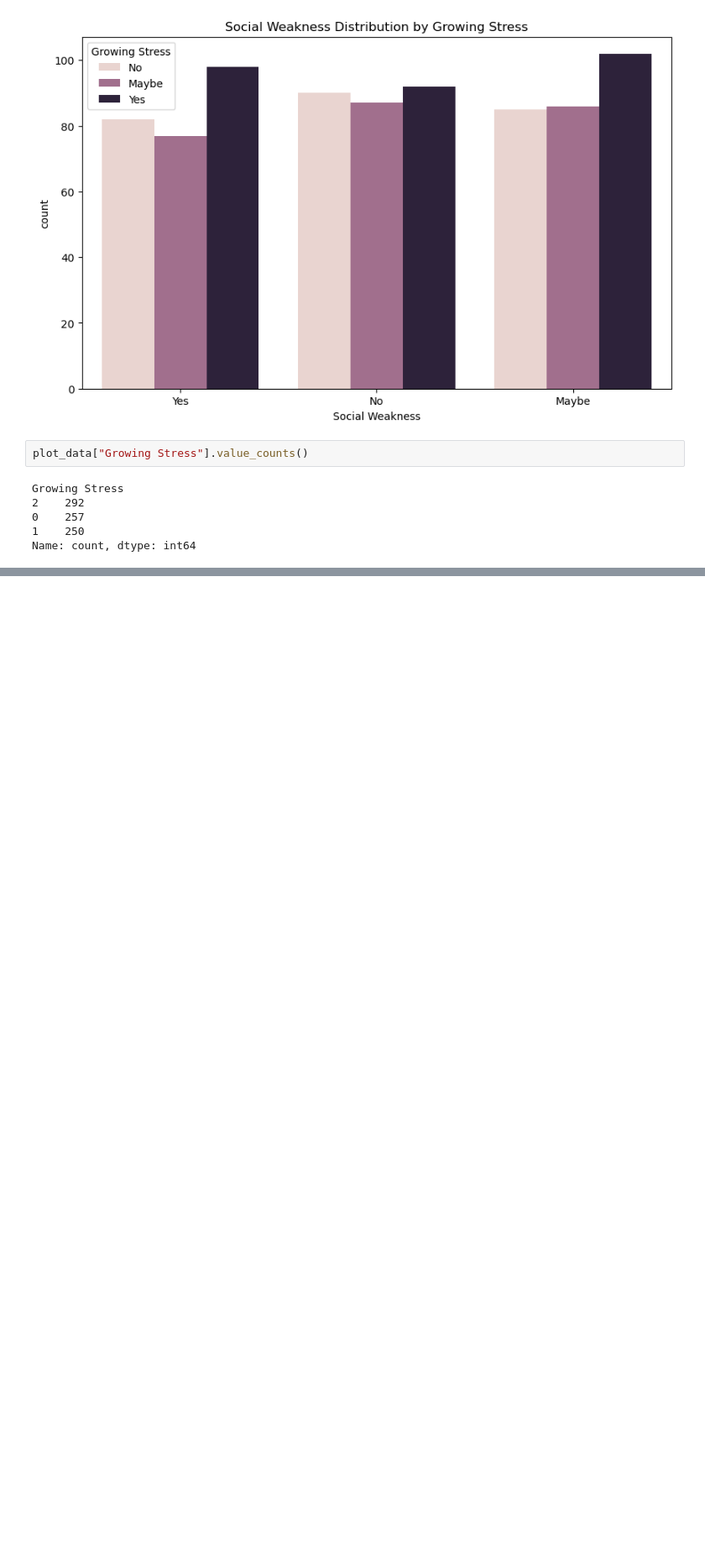
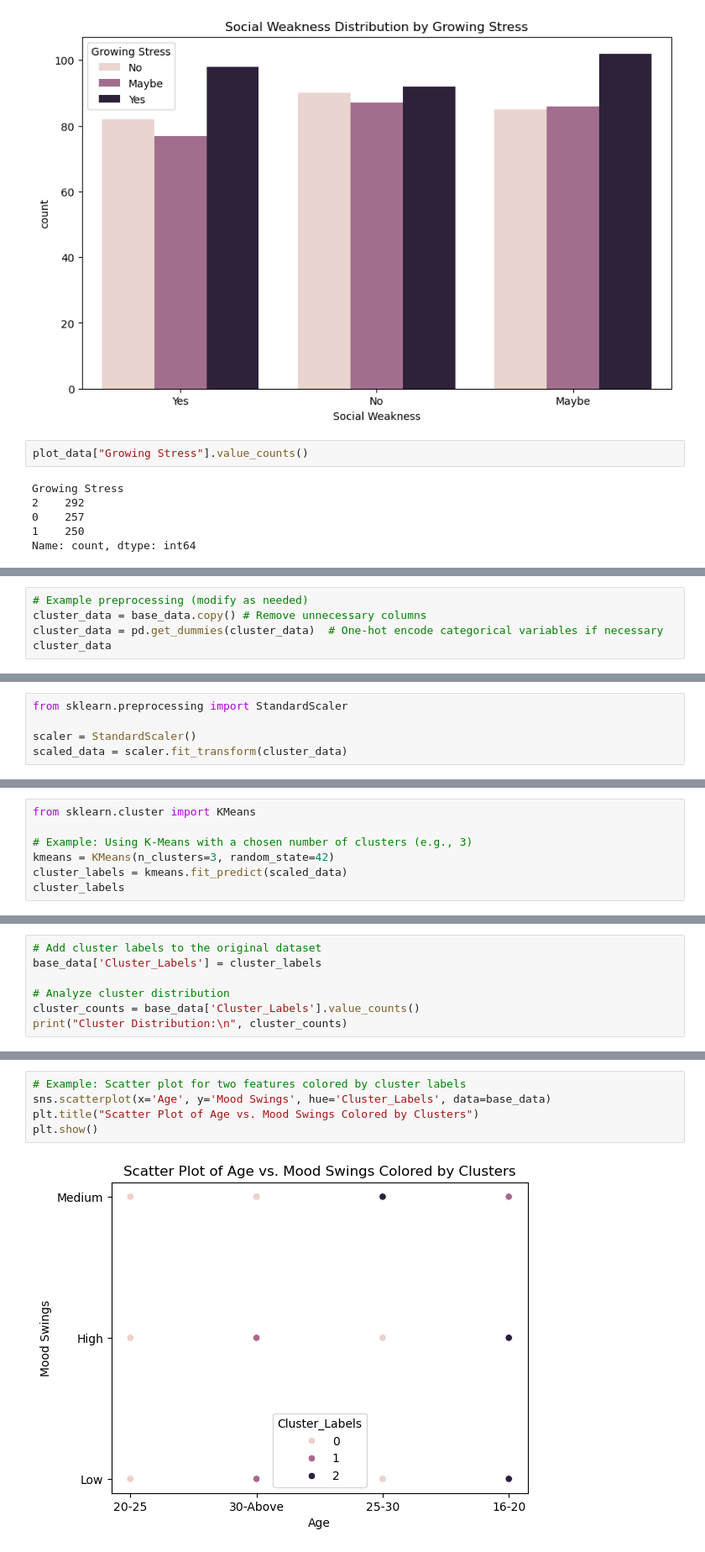
Before and after one commit to hakankorpe/2024, a Jupyter notebook: mental_health_dataset/Mental Health Data.ipynb, the cells around one changed output, grey strips where cells are left out. Shown: that part at 84% size. Cells and saved outputs as stored; diff of their text form; blank space fills up the shorter version.

Commit message:
Day19 - # Case Study ll - Cluster Visualizing & Break for this Project

```diff
--- a/mental_health_dataset/Mental Health Data.ipynb
+++ b/mental_health_dataset/Mental Health Data.ipynb
@@ -303,0 +320,5 @@ Name: count, dtype: int64
+# %%
+# Example preprocessing (modify as needed)
+cluster_data = base_data.copy() # Remove unnecessary columns
+cluster_data = pd.get_dummies(cluster_data)  # One-hot encode categorical variables if necessary
+cluster_data
@@ -303,0 +339,5 @@ Name: count, dtype: int64
+# %%
+from sklearn.preprocessing import StandardScaler
+
+scaler = StandardScaler()
+scaled_data = scaler.fit_transform(cluster_data)
@@ -303,0 +360,7 @@ Name: count, dtype: int64
+# %%
+from sklearn.cluster import KMeans
+
+# Example: Using K-Means with a chosen number of clusters (e.g., 3)
+kmeans = KMeans(n_clusters=3, random_state=42)
+cluster_labels = kmeans.fit_predict(scaled_data)
+cluster_labels
@@ -303,0 +394,7 @@ Name: count, dtype: int64
+# %%
+# Add cluster labels to the original dataset
+base_data['Cluster_Labels'] = cluster_labels
+
+# Analyze cluster distribution
+cluster_counts = base_data['Cluster_Labels'].value_counts()
+print("Cluster Distribution:\n", cluster_counts)
@@ -303,0 +408,7 @@ Name: count, dtype: int64
+# %%
+# Example: Scatter plot for two features colored by cluster labels
+sns.scatterplot(x='Age', y='Mood Swings', hue='Cluster_Labels', data=base_data)
+plt.title("Scatter Plot of Age vs. Mood Swings Colored by Clusters")
+plt.show()
+# %% [output]
+[figure, added]
```
Also changed, not shown: parts of 6 cells of this notebook.
